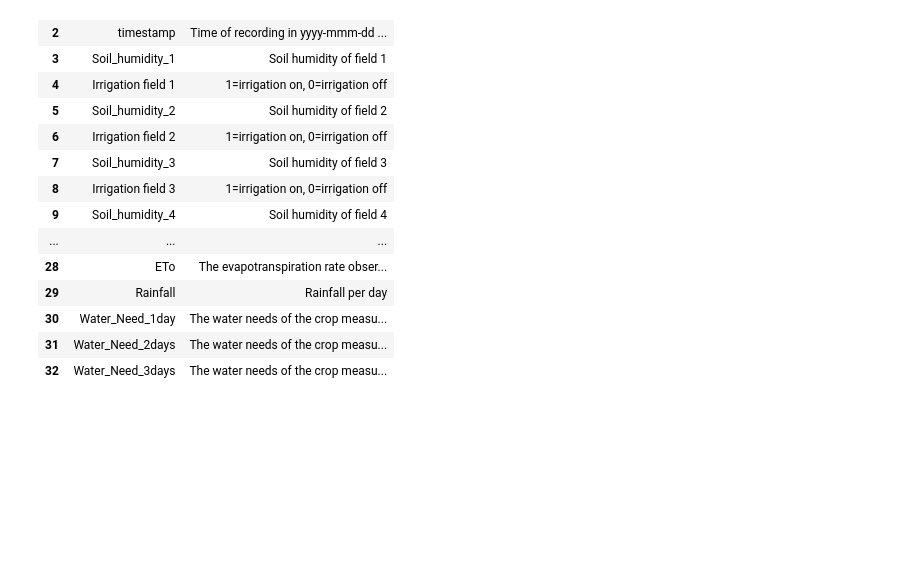
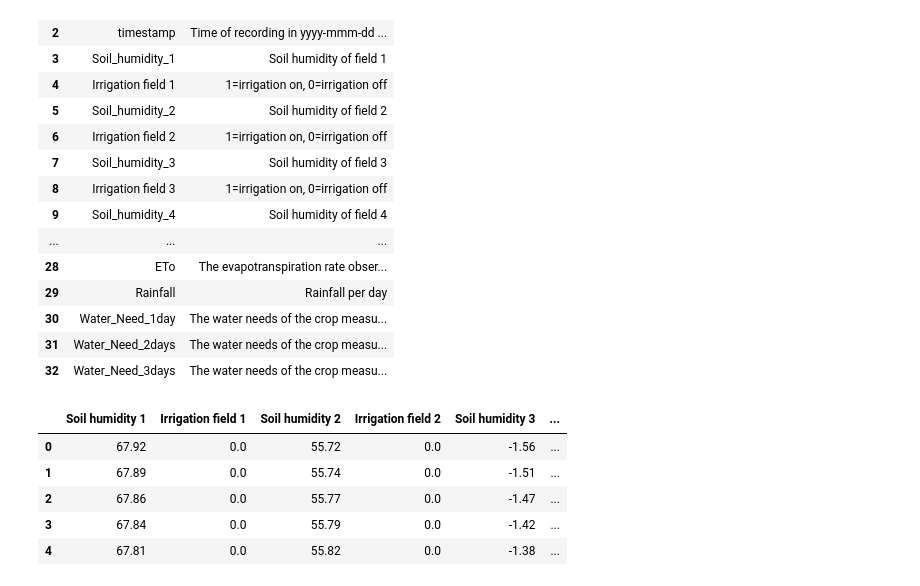
Before and after one commit to elishatofunmi/Neural_networks, a Jupyter notebook: Wazihub soil moisture/Data cleaning and preprocessing.ipynb, the cells around one changed output. Cells and saved outputs as stored; diff of their text form; code cells hidden in the pictures; blank space fills up the shorter version.

```diff
--- a/Wazihub soil moisture/Data cleaning and preprocessing.ipynb
+++ b/Wazihub soil moisture/Data cleaning and preprocessing.ipynb
@@ -132,3 +159,15 @@ variabledefination
 | 30 | Water_Need_1day | The water needs of the crop measu... |
 | 31 | Water_Need_2days | The water needs of the crop measu... |
 | 32 | Water_Need_3days | The water needs of the crop measu... |
+# %%
+train_stamp = train_data['timestamp']
+train_data = train_data.drop('timestamp', axis = 1)
+# %%
+train_data.head()
+# %% [output]
+|  | Soil humidity 1 | Irrigation field 1 | Soil humidity 2 | Irrigation field 2 | Soil humidity 3 | ... |
+| 0 | 67.92 | 0.0 | 55.72 | 0.0 | -1.56 | ... |
+| 1 | 67.89 | 0.0 | 55.74 | 0.0 | -1.51 | ... |
+| 2 | 67.86 | 0.0 | 55.77 | 0.0 | -1.47 | ... |
+| 3 | 67.84 | 0.0 | 55.79 | 0.0 | -1.42 | ... |
+| 4 | 67.81 | 0.0 | 55.82 | 0.0 | -1.38 | ... |
```
Also changed, not shown: parts of 2 cells of this notebook.
